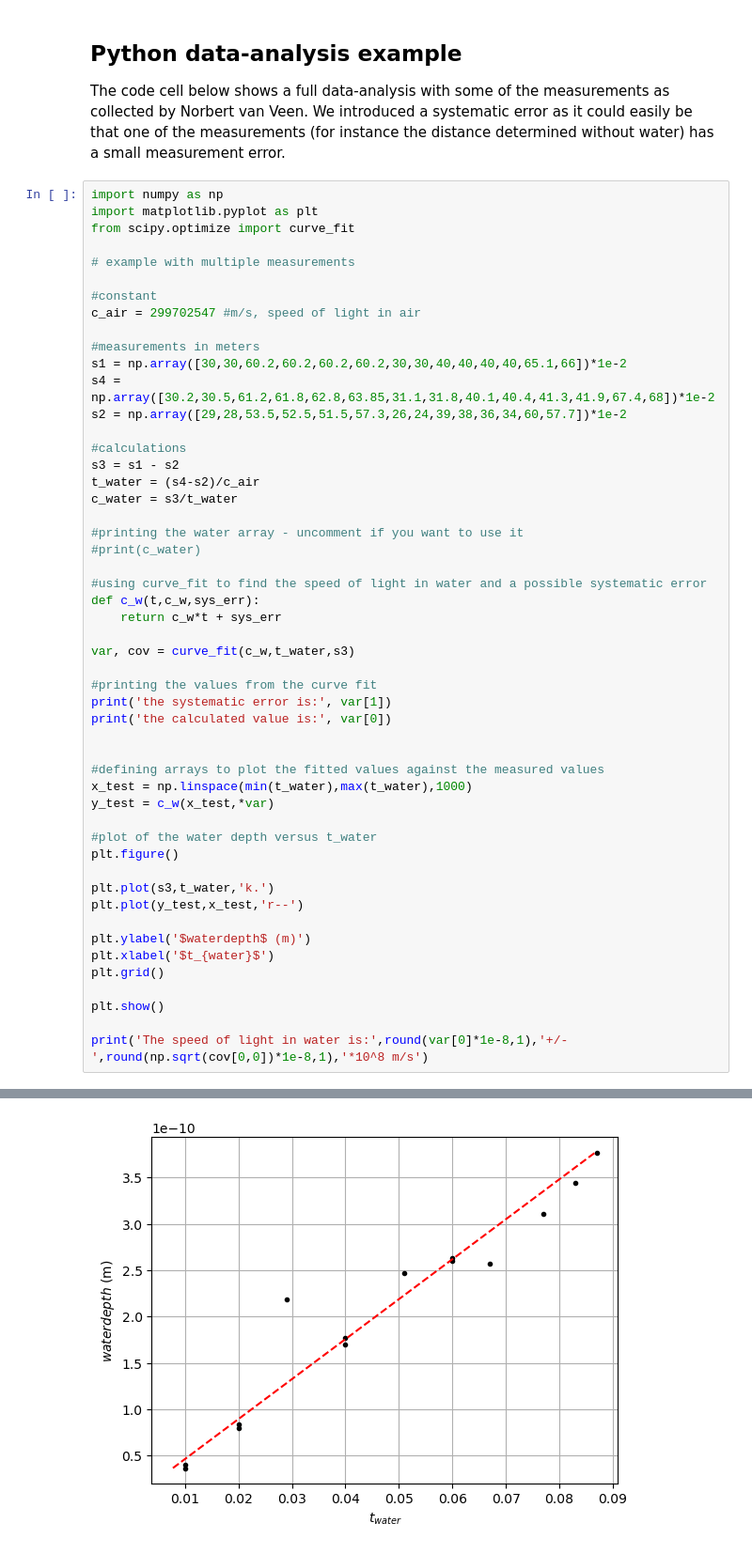
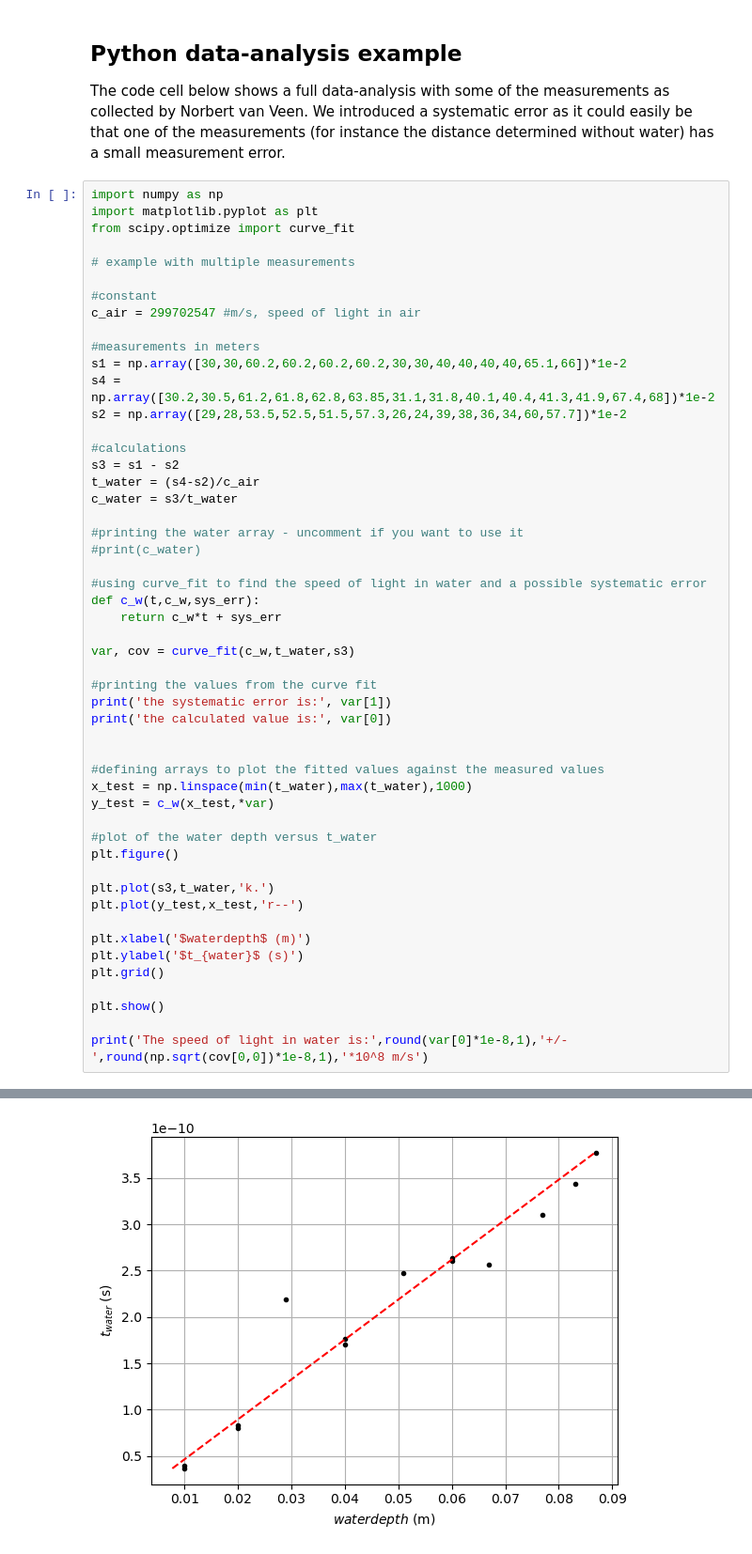
Before and after one commit to TeachBooks/Showing-Physics, a Jupyter notebook: book/demos/demo62/demo62.ipynb, the cells around one changed output, grey strips where cells are left out. Shown at 94% size. Drawn from its saved outputs; the diff is of its cells as text.

```diff
--- a/book/demos/demo62/demo62.ipynb
+++ b/book/demos/demo62/demo62.ipynb
@@ -156,34 +156,34 @@ c_water = s3/t_water
 
 #using curve_fit to find the speed of light in water and a possible systematic error
 def c_w(t,c_w,sys_err):
     return c_w*t + sys_err
 
 var, cov = curve_fit(c_w,t_water,s3)
 
 #printing the values from the curve fit
 print('the systematic error is:', var[1])
 print('the calculated value is:', var[0])
 
 
 #defining arrays to plot the fitted values against the measured values
 x_test = np.linspace(min(t_water),max(t_water),1000)
 y_test = c_w(x_test,*var)
 
 #plot of the water depth versus t_water
 plt.figure()
 
 plt.plot(s3,t_water,'k.')
 plt.plot(y_test,x_test,'r--')
 
-plt.ylabel('$waterdepth$ (m)')
-plt.xlabel('$t_{water}$')
+plt.xlabel('$waterdepth$ (m)')
+plt.ylabel('$t_{water}$ (s)')
 plt.grid()
 
 plt.show()
 
 print('The speed of light in water is:',round(var[0]*1e-8,1),'+/-',round(np.sqrt(cov[0,0])*1e-8,1),'*10^8 m/s')
 # %% [output]
 the systematic error is: -0.0007806756712641851
 the calculated value is: 232127024.99422067
-[figure, old version]
+[figure, new version]
 The speed of light in water is: 2.3 +/- 0.2 *10^8 m/s
```
